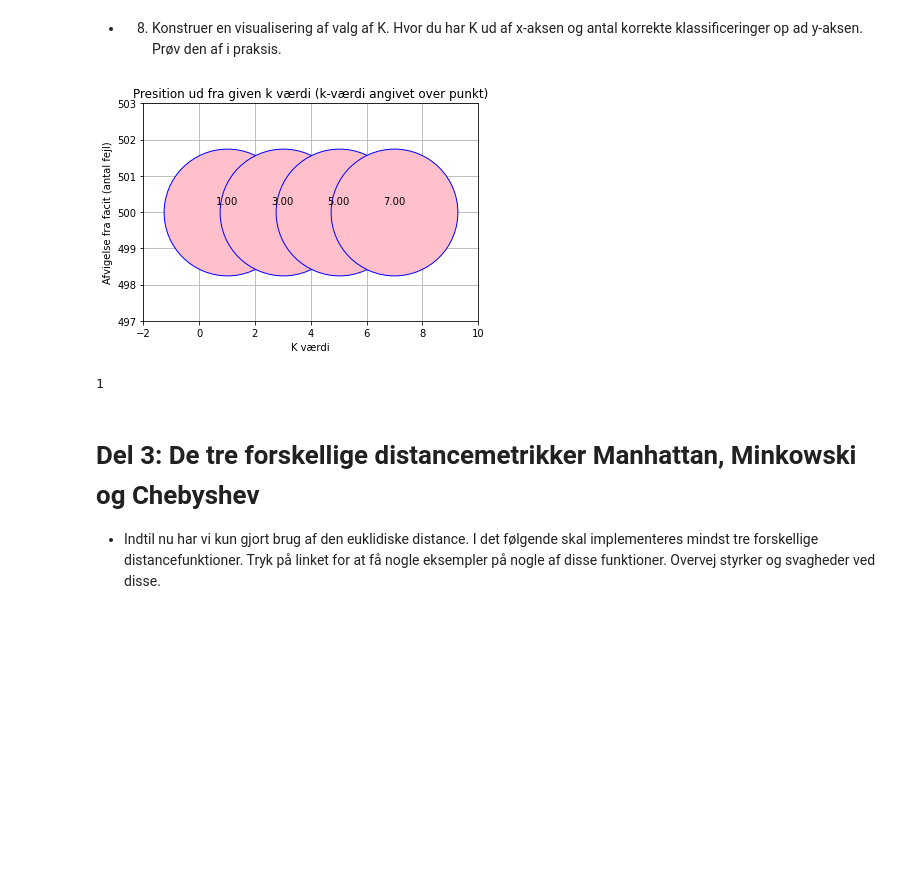
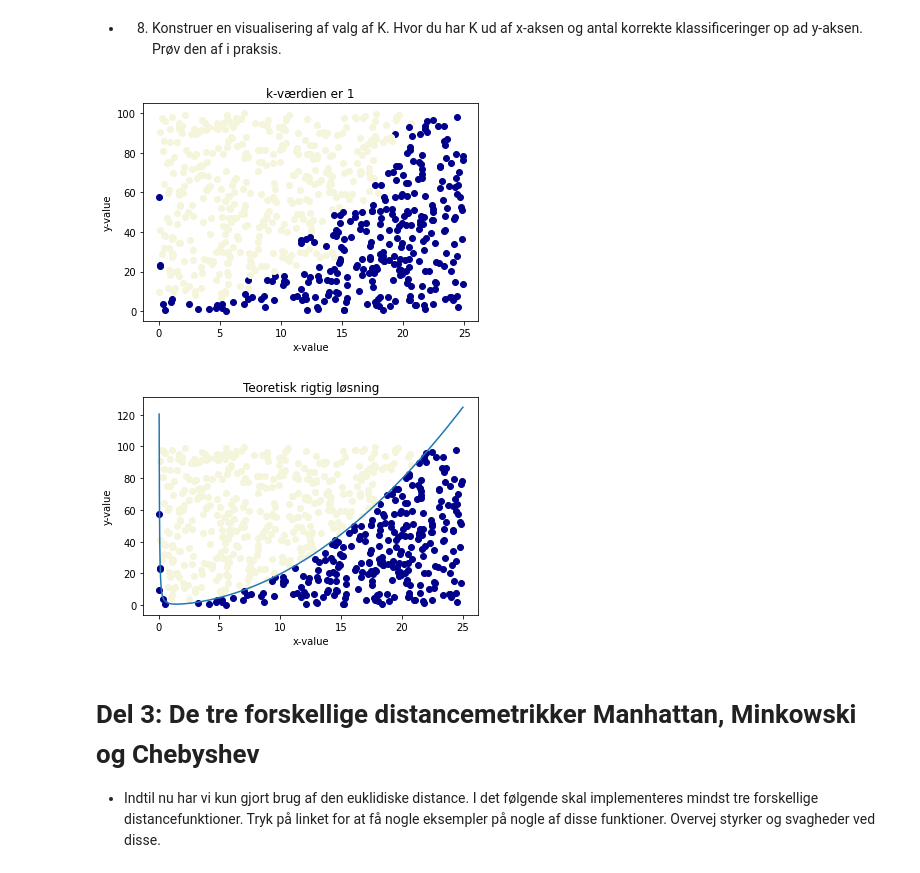
Before and after one commit to dendersen/inteligent-systems, a Jupyter notebook: del opgaver.ipynb, the cells around one changed output. Saved outputs shown, nothing was run; the diff lists cells and outputs as text; code cells hidden in the pictures; blank space fills up the shorter version.

```diff
--- a/del opgaver.ipynb
+++ b/del opgaver.ipynb
@@ -118,10 +118,20 @@ k.visualize()
 # %% [markdown]
 * 8. Konstruer en visualisering af valg af K. Hvor du har K ud af x-aksen og antal korrekte klassificeringer op ad y-aksen. Prøv den af i praksis.
-# %%
-k.visualizeK()
-# %% [output]
-[figure, removed]
-1
+# %%
+from knn.testKNN import soll,solutionGen
+high = 25
+tall = 100
+low = 0
+Data = randomPoints(500,high,low,tall,low).copy()
+k = Knn(soll(randomPoints(200,high,low,tall,low)),1)
+k.UpdateDataset(Data.copy(),solutionGen(Data.copy()))
+k.visualize()
+k.runData()
+k.visualize()
+k.visualizeSolution()
+# %% [output]
+[figure, added]
+[figure, added]
 # %% [markdown]
 # Del 3: De tre forskellige distancemetrikker Manhattan, Minkowski og Chebyshev
 * Indtil nu har vi kun gjort brug af den euklidiske distance. I det følgende skal implementeres mindst tre forskellige distancefunktioner. Tryk på linket for at få nogle eksempler på nogle af disse funktioner. Overvej styrker og svagheder ved disse.
```
Also changed, not shown: parts of 11 cells of this notebook, 1 other file.
